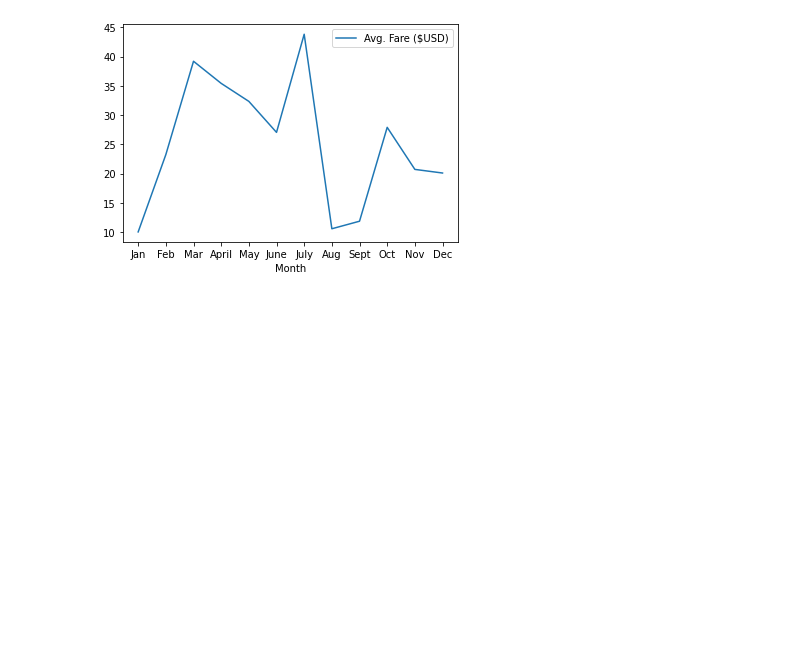
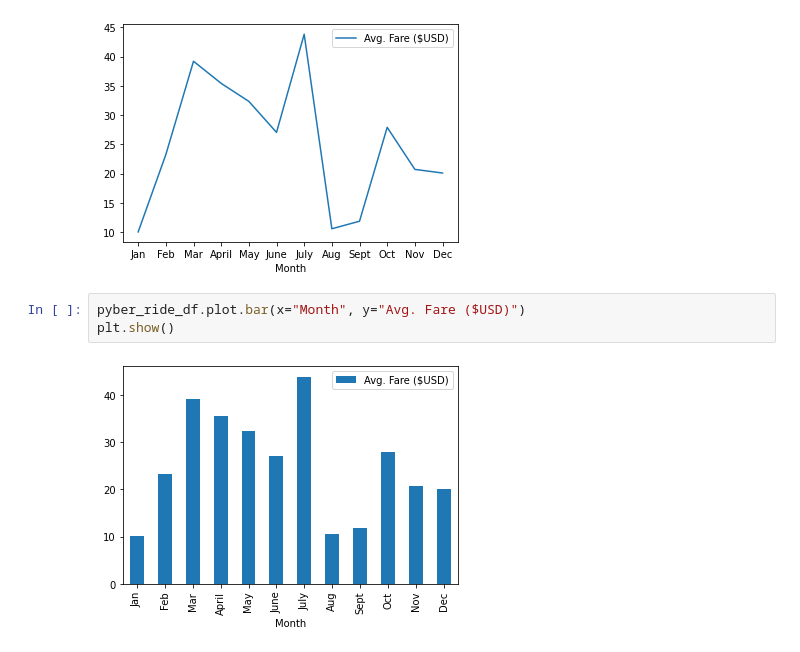
Before and after one commit to Tman5976/MatPlotLib_Analysis, a Jupyter notebook: Pyber_ride_data.ipynb, the cells around one changed output. Cells and saved outputs as stored; diff of their text form; blank space fills up the shorter version.

```diff
--- a/Pyber_ride_data.ipynb
+++ b/Pyber_ride_data.ipynb
@@ -36,3 +37,8 @@ plt.xticks(tick_locations, pyber_ride_df["Month"])
 plt.show()
 # %% [output]
 [figure]
+# %%
+pyber_ride_df.plot.bar(x="Month", y="Avg. Fare ($USD)")
+plt.show()
+# %% [output]
+[figure, added]
```
Also changed, not shown: parts of 4 cells of this notebook, 3 other files.
